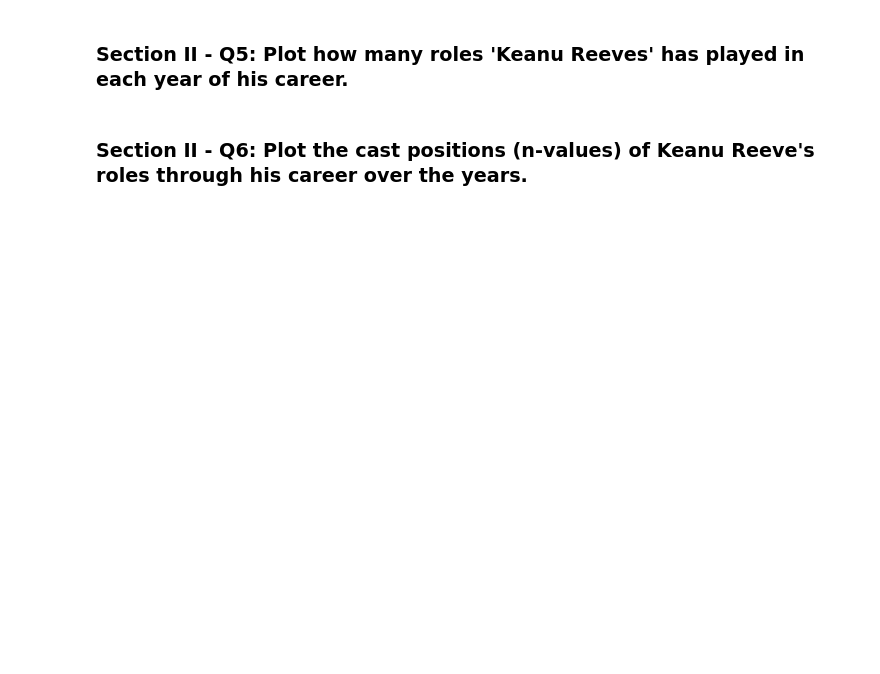
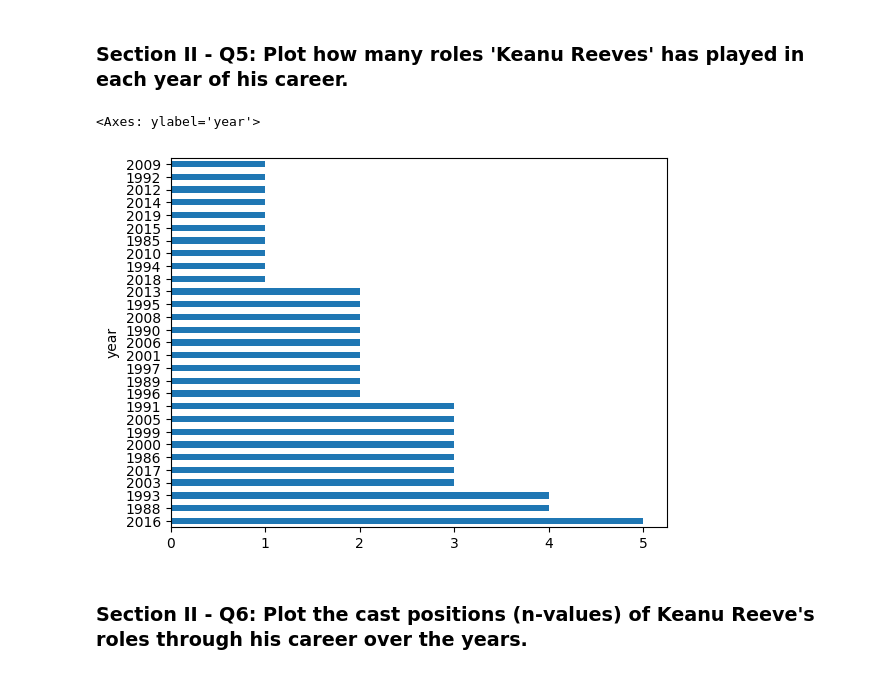
Before and after one commit to jeffreyding18/mec-mini-projects, a Jupyter notebook: mec-5.3.10-data-wranging-with-pandas-mini-project/Mini_Project_Data_Wrangling_Pandas.ipynb, the cells around one changed output. Saved outputs shown, nothing was run; the diff lists cells and outputs as text; code cells hidden in the pictures; blank space fills up the shorter version.

```diff
--- a/mec-5.3.10-data-wranging-with-pandas-mini-project/Mini_Project_Data_Wrangling_Pandas.ipynb
+++ b/mec-5.3.10-data-wranging-with-pandas-mini-project/Mini_Project_Data_Wrangling_Pandas.ipynb
@@ -470,4 +504,12 @@ Name: count, Length: 17002, dtype: int64
 # %% [markdown]
 ### Section II - Q5: Plot how many roles 'Keanu Reeves' has played in each year of his career.
+# %%
+kr_roles = cast[cast['name'] == 'Keanu Reeves']
+kr_yearly_count = kr_roles.year.value_counts()
+
+kr_yearly_count.plot(kind='barh')
+# %% [output]
+<Axes: ylabel='year'>
+[figure, added]
 # %% [markdown]
 ### Section II - Q6: Plot the cast positions (n-values) of Keanu Reeve's roles through his career over the years.
```
Also changed, not shown: parts of 14 cells of this notebook.
